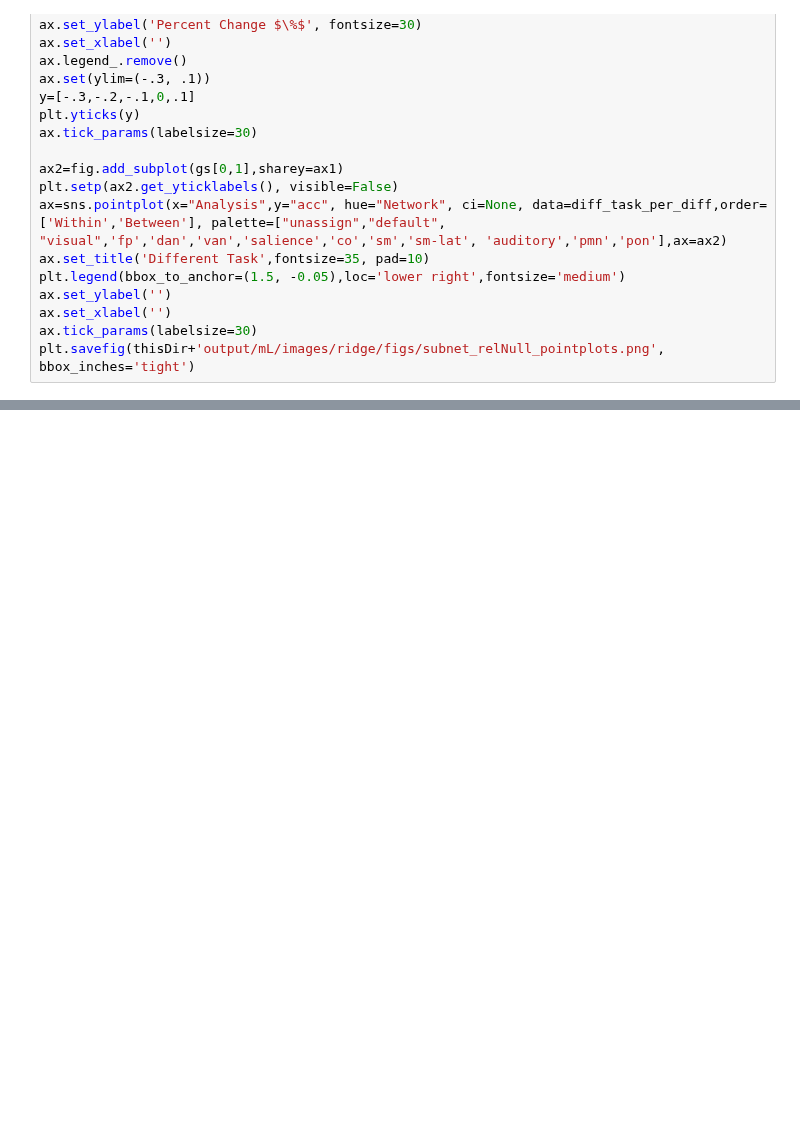
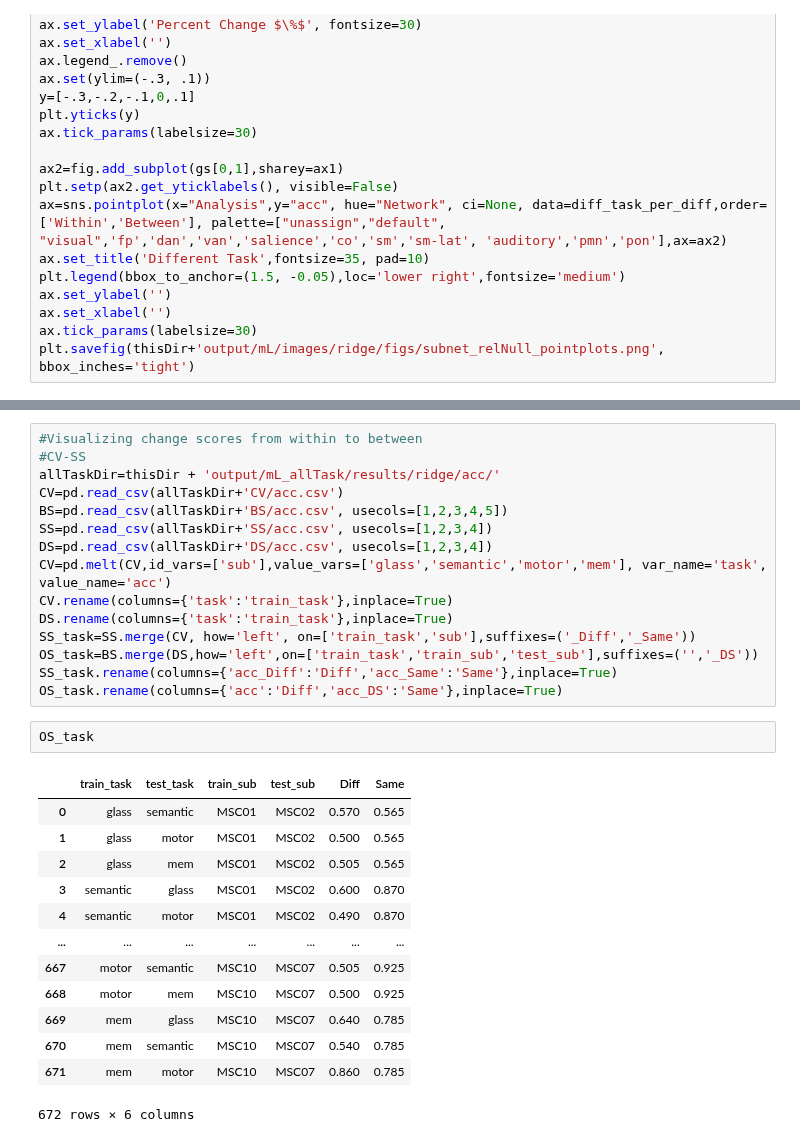
Before and after one commit to GrattonLab/MSC_Alexis, a Jupyter notebook: analysis/code/mL_rsfMRI/Figures.ipynb, the cells around one changed output, grey strips where cells are left out. Cells and saved outputs as stored; diff of their text form; blank space fills up the shorter version.

```diff
--- a/analysis/code/mL_rsfMRI/Figures.ipynb
+++ b/analysis/code/mL_rsfMRI/Figures.ipynb
@@ -925,0 +844,31 @@ plt.savefig(thisDir+'output/mL/images/ridge/figs/zscore_feature_plots.png', bbox
+# %%
+#Visualizing change scores from within to between
+#CV-SS
+allTaskDir=thisDir + 'output/mL_allTask/results/ridge/acc/'
+CV=pd.read_csv(allTaskDir+'CV/acc.csv')
+BS=pd.read_csv(allTaskDir+'BS/acc.csv', usecols=[1,2,3,4,5])
+SS=pd.read_csv(allTaskDir+'SS/acc.csv', usecols=[1,2,3,4])
+DS=pd.read_csv(allTaskDir+'DS/acc.csv', usecols=[1,2,3,4])
+CV=pd.melt(CV,id_vars=['sub'],value_vars=['glass','semantic','motor','mem'], var_name='task', value_name='acc')
+CV.rename(columns={'task':'train_task'},inplace=True)
+DS.rename(columns={'task':'train_task'},inplace=True)
+SS_task=SS.merge(CV, how='left', on=['train_task','sub'],suffixes=('_Diff','_Same'))
+OS_task=BS.merge(DS,how='left',on=['train_task','train_sub','test_sub'],suffixes=('','_DS'))
+SS_task.rename(columns={'acc_Diff':'Diff','acc_Same':'Same'},inplace=True)
+OS_task.rename(columns={'acc':'Diff','acc_DS':'Same'},inplace=True)
+# %%
+OS_task
+# %% [output]
+|  | train_task | test_task | train_sub | test_sub | Diff | Same |
+| 0 | glass | semantic | MSC01 | MSC02 | 0.570 | 0.565 |
+| 1 | glass | motor | MSC01 | MSC02 | 0.500 | 0.565 |
+| 2 | glass | mem | MSC01 | MSC02 | 0.505 | 0.565 |
+| 3 | semantic | glass | MSC01 | MSC02 | 0.600 | 0.870 |
+| 4 | semantic | motor | MSC01 | MSC02 | 0.490 | 0.870 |
+| ... | ... | ... | ... | ... | ... | ... |
+| 667 | motor | semantic | MSC10 | MSC07 | 0.505 | 0.925 |
+| 668 | motor | mem | MSC10 | MSC07 | 0.500 | 0.925 |
+| 669 | mem | glass | MSC10 | MSC07 | 0.640 | 0.785 |
+| 670 | mem | semantic | MSC10 | MSC07 | 0.540 | 0.785 |
+| 671 | mem | motor | MSC10 | MSC07 | 0.860 | 0.785 |
+672 rows × 6 columns
```
Also changed, not shown: parts of 24 cells of this notebook, 12 other files.
